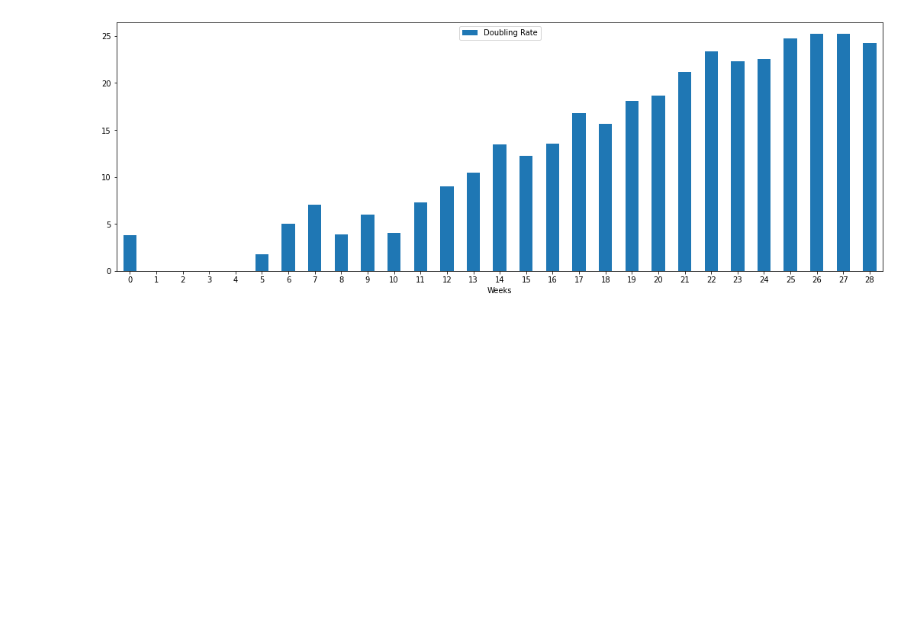
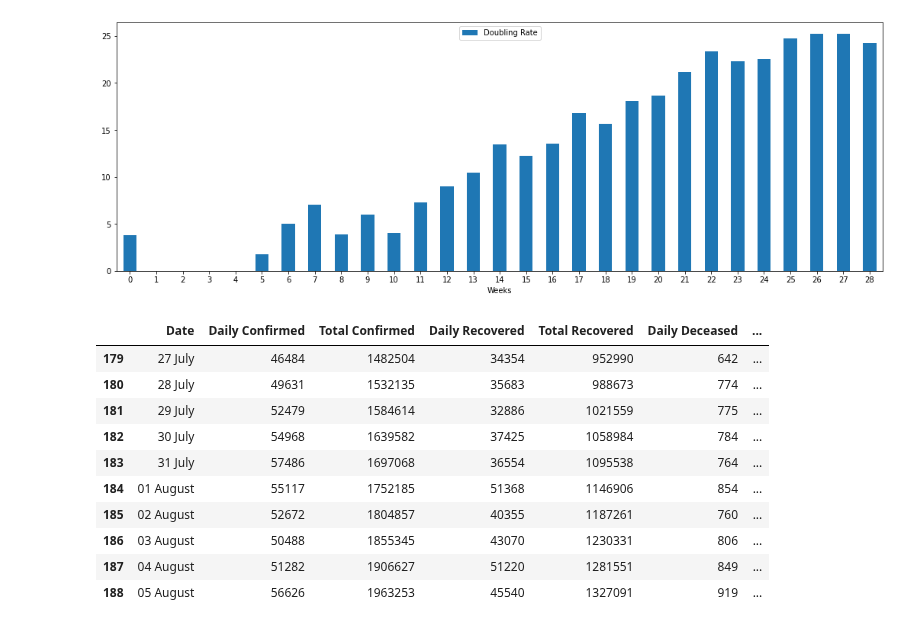
Before and after one commit to skbhere/COVID-19-Case-Forecasting, a Jupyter notebook: Notebooks/00_India_prediction.ipynb, the cells around one changed output. Drawn from its saved outputs; the diff is of its cells as text; code cells hidden in the pictures; blank space fills up the shorter version.

```diff
--- a/Notebooks/00_India_prediction.ipynb
+++ b/Notebooks/00_India_prediction.ipynb
@@ -353,3 +353,20 @@ ax = DRate.plot.bar(x='Weeks', y='DRate', rot=0,figsize=(18,6),label='Doubling R
 plt.savefig('India Doubling Rate')
 # %% [output]
 [figure]
+# %%
+df=pd.read_csv('https://api.covid19india.org/csv/latest/case_time_series.csv')
+df['Active Cases']= df['Total Confirmed']-df['Total Recovered']-df['Total Deceased']
+df =df.tail(10)
+df
+# %% [output]
+|  | Date | Daily Confirmed | Total Confirmed | Daily Recovered | Total Recovered | Daily Deceased | ... |
+| 179 | 27 July | 46484 | 1482504 | 34354 | 952990 | 642 | ... |
+| 180 | 28 July | 49631 | 1532135 | 35683 | 988673 | 774 | ... |
+| 181 | 29 July | 52479 | 1584614 | 32886 | 1021559 | 775 | ... |
+| 182 | 30 July | 54968 | 1639582 | 37425 | 1058984 | 784 | ... |
+| 183 | 31 July | 57486 | 1697068 | 36554 | 1095538 | 764 | ... |
+| 184 | 01 August | 55117 | 1752185 | 51368 | 1146906 | 854 | ... |
+| 185 | 02 August | 52672 | 1804857 | 40355 | 1187261 | 760 | ... |
+| 186 | 03 August | 50488 | 1855345 | 43070 | 1230331 | 806 | ... |
+| 187 | 04 August | 51282 | 1906627 | 51220 | 1281551 | 849 | ... |
+| 188 | 05 August | 56626 | 1963253 | 45540 | 1327091 | 919 | ... |
```
Also changed, not shown: parts of 1 cell of this notebook.
